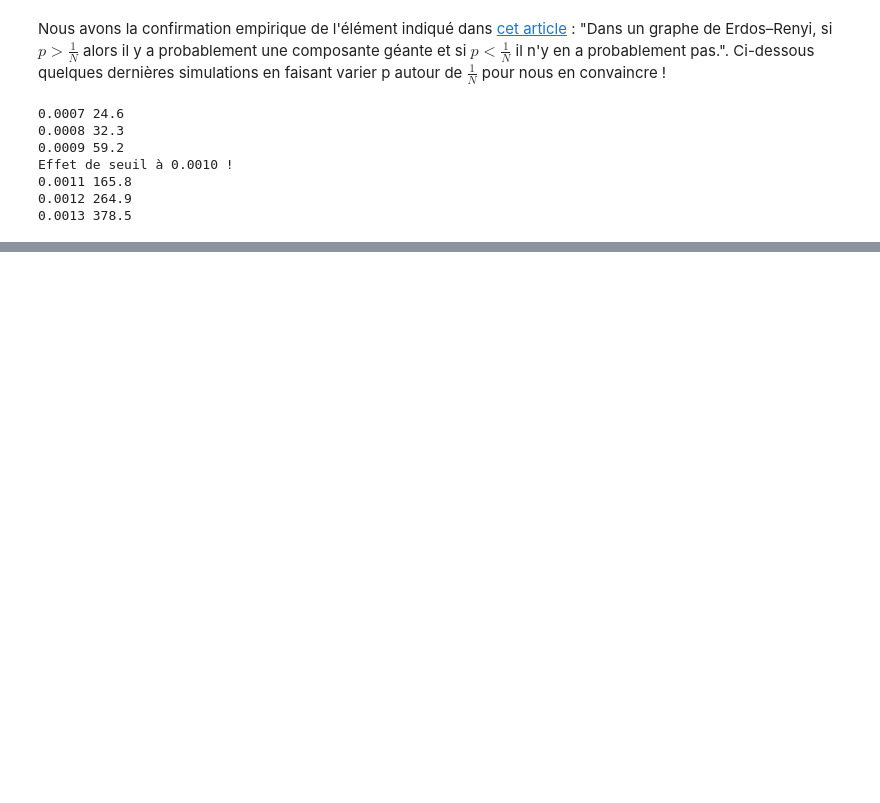
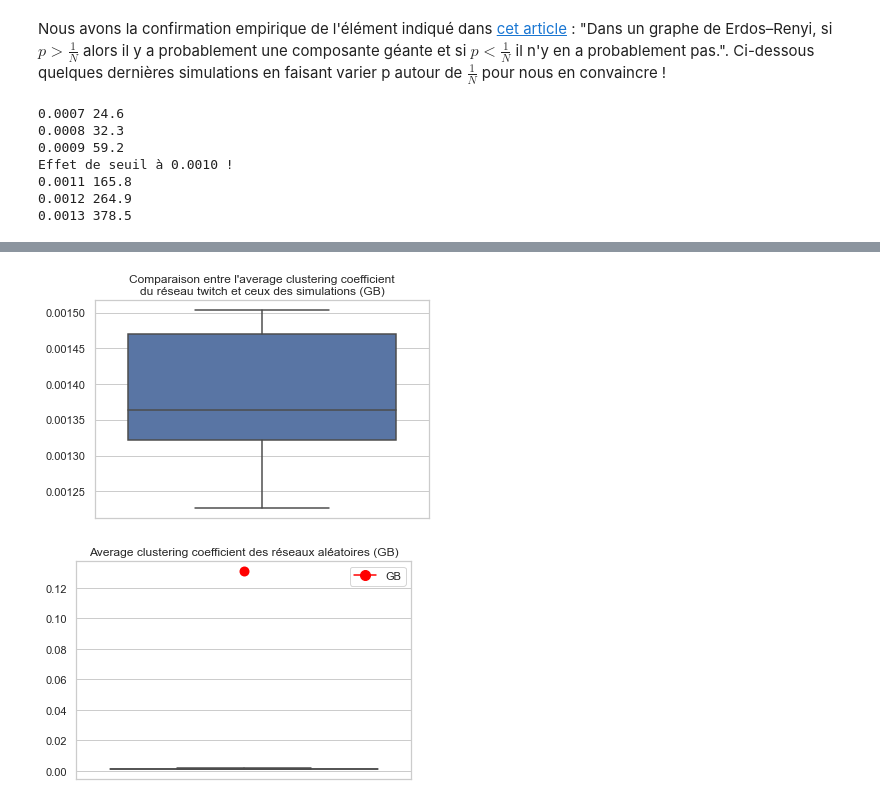
Before and after one commit to ARKEnsae/DM_Analyse_Reseaux, a Jupyter notebook: CC5/Exos_10Mar2021/ex_maison/ex_maison_KA.ipynb, the cells around one changed output, grey strips where cells are left out. Cells and saved outputs as stored; diff of their text form; code cells hidden in the pictures; blank space fills up the shorter version.

```diff
--- a/CC5/Exos_10Mar2021/ex_maison/ex_maison_KA.ipynb
+++ b/CC5/Exos_10Mar2021/ex_maison/ex_maison_KA.ipynb
@@ -210,0 +327,4 @@ Effet de seuil à 0.0010 !
+# %%
+# parameters
+nRepl=10
+print(nRepl*len(listG))
@@ -210,0 +335,15 @@ Effet de seuil à 0.0010 !
+# %%
+# the list of random graphs is a dictionary: I will have a list of 10 graphes for each value of the N of the
+# 3 twitch networks
+listG_ER={}
+
+for G in listG:
+    listG_ER[listG_names[G]]=[]
+    #loop on the replicas
+    for i in range(nRepl):
+        #print(i)
+        G_ER=nx.erdos_renyi_graph(N[listG_names[G]],p[listG_names[G]])
+        #G_ER=nx.watts_strogatz_graph(N[listG_names[G]], m, p[listG_names[G]])
+        print(G_ER.number_of_edges())
+        #G=nx.watts_strogatz_graph(N, m, p)
+        listG_ER[listG_names[G]].append(G_ER)
@@ -210,0 +370,9 @@ Effet de seuil à 0.0010 !
+# %%
+for G in listG:
+    G_ER = listG_ER[listG_names[G]]
+    avClust_ER[listG_names[G]] = []
+    for i in range(nRepl):
+        G_ER_replica = G_ER[i]
+        acc = nx.average_clustering(G_ER_replica)
+        #print(acc)
+        avClust_ER[listG_names[G]].append(acc)
@@ -210,0 +381,13 @@ Effet de seuil à 0.0010 !
+# %%
+def boxplot(pays, ajout_reseau_reel=False):
+    if ajout_reseau_reel:
+        custom_point = [Line2D([0], [0], marker='o', color='red', label=pays,
+                                  markerfacecolor='red', markersize=10)]
+        ax = sns.swarmplot(y=[avClust[pays]], color="red",size=10)
+        ax.legend(custom_point, [pays])
+        titre = "Comparaison entre l'average clustering coefficient\ndu réseau twitch et ceux des simulations ("+pays+")"
+    else:
+        titre = "Average clustering coefficient des réseaux aléatoires ("+pays+")"
+    ax = sns.boxplot(y=avClust_ER[pays])
+    ax.set_title(titre)
+    plt.show()
@@ -210,0 +398,6 @@ Effet de seuil à 0.0010 !
+# %%
+boxplot("GB", ajout_reseau_reel=False)
+boxplot("GB", ajout_reseau_reel=True)
+# %% [output]
+[figure, added]
+[figure, added]
```
Also changed, not shown: parts of 47 cells of this notebook, 1 other file.
